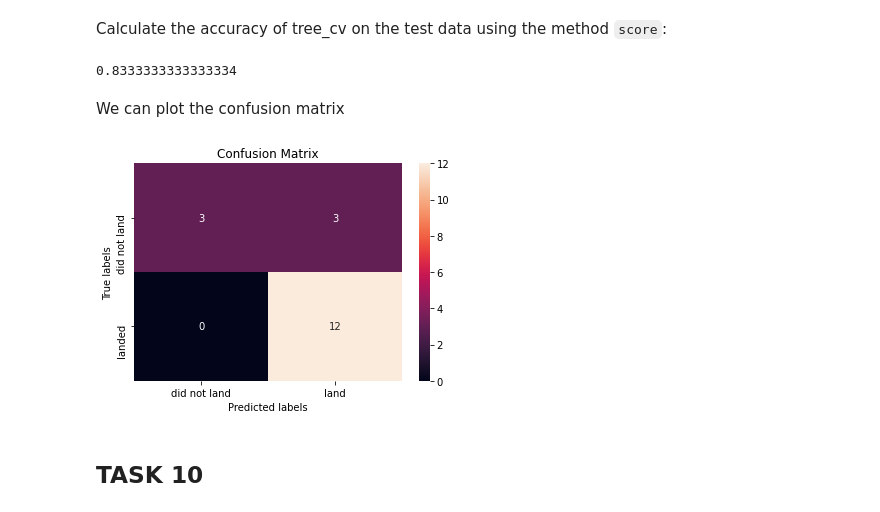
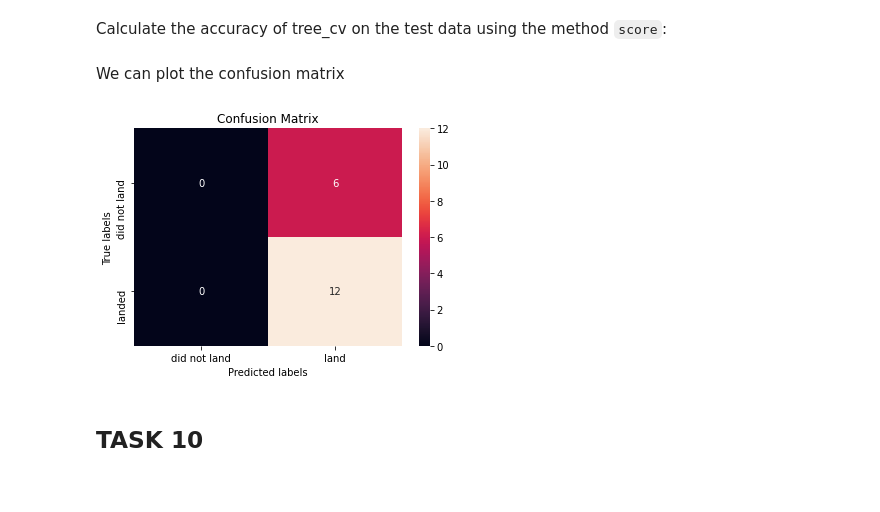
Before and after one commit to cpliyanage/data_science_repo, a Jupyter notebook: Machine Learning Prediction.ipynb, the cells around one changed output. Drawn from its saved outputs; the diff is of its cells as text; code cells hidden in the pictures.

```diff
--- a/Machine Learning Prediction.ipynb
+++ b/Machine Learning Prediction.ipynb
@@ -305,16 +305,14 @@ accuracy : 0.8892857142857142
 # %% [markdown]
 Calculate the accuracy of tree_cv on the test data using the method <code>score</code>:
 # %%
-tree_cv.score(X_test, Y_test)
+tree_accuracy = tree_cv.score(X_test, Y_test)
-# %% [output]
-0.8333333333333334
 # %% [markdown]
 We can plot the confusion matrix
 # %%
-yhat = svm_cv.predict(X_test)
+yhat = tree_cv.predict(X_test)
 plot_confusion_matrix(Y_test,yhat)
 # %% [output]
-[figure, old version]
+[figure, new version]
 # %% [markdown]
 ## TASK  10
 # %% [markdown]
```
Also changed, not shown: parts of 6 cells of this notebook.
